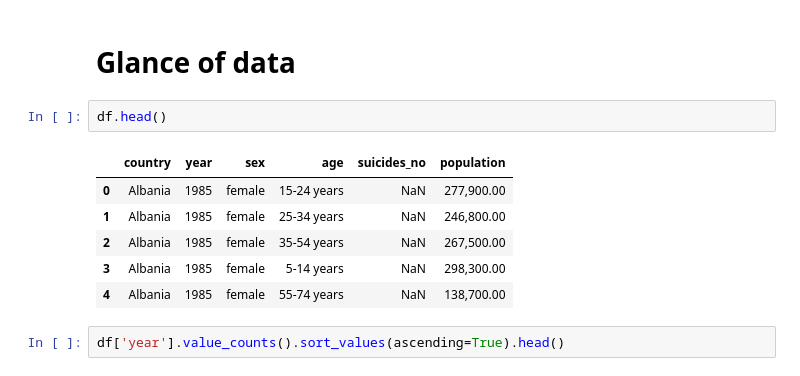
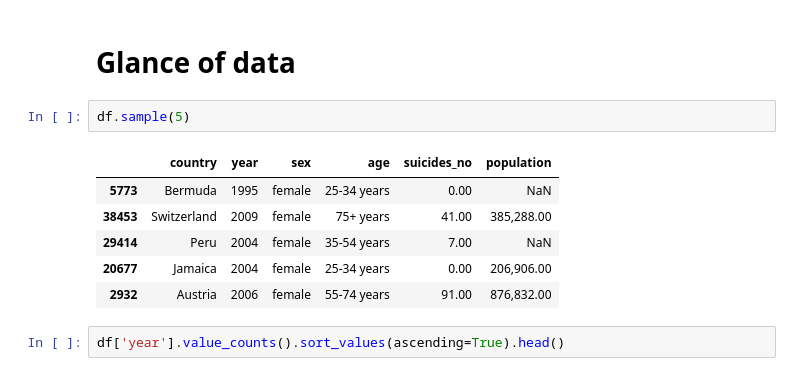
Before and after one commit to pdrzxzz/who-suicide-analysis, a Jupyter notebook: who_suicides_analysis.ipynb, the cells around one changed output. Saved outputs shown, nothing was run; the diff lists cells and outputs as text.

```diff
--- a/who_suicides_analysis.ipynb
+++ b/who_suicides_analysis.ipynb
@@ -25,15 +25,15 @@ df = pd.read_csv(os.path.join(path, 'who_suicide_statistics.csv'))
 Path to dataset files: /kaggle/input/who-suicide-statistics
 # %% [markdown]
 # Glance of data
-# %%
-df.head()
-# %% [output]
-|  | country | year | sex | age | suicides_no | population |
-| 0 | Albania | 1985 | female | 15-24 years | NaN | 277,900.00 |
-| 1 | Albania | 1985 | female | 25-34 years | NaN | 246,800.00 |
-| 2 | Albania | 1985 | female | 35-54 years | NaN | 267,500.00 |
-| 3 | Albania | 1985 | female | 5-14 years | NaN | 298,300.00 |
-| 4 | Albania | 1985 | female | 55-74 years | NaN | 138,700.00 |
+# %%
+df.sample(5)
+# %% [output]
+|  | country | year | sex | age | suicides_no | population |
+| 5773 | Bermuda | 1995 | female | 25-34 years | 0.00 | NaN |
+| 38453 | Switzerland | 2009 | female | 75+ years | 41.00 | 385,288.00 |
+| 29414 | Peru | 2004 | female | 35-54 years | 7.00 | NaN |
+| 20677 | Jamaica | 2004 | female | 25-34 years | 0.00 | 206,906.00 |
+| 2932 | Austria | 2006 | female | 55-74 years | 91.00 | 876,832.00 |
 # %%
 df['year'].value_counts().sort_values(ascending=True).head()
 # %% [output]
```
Also changed, not shown: parts of 38 cells of this notebook.
